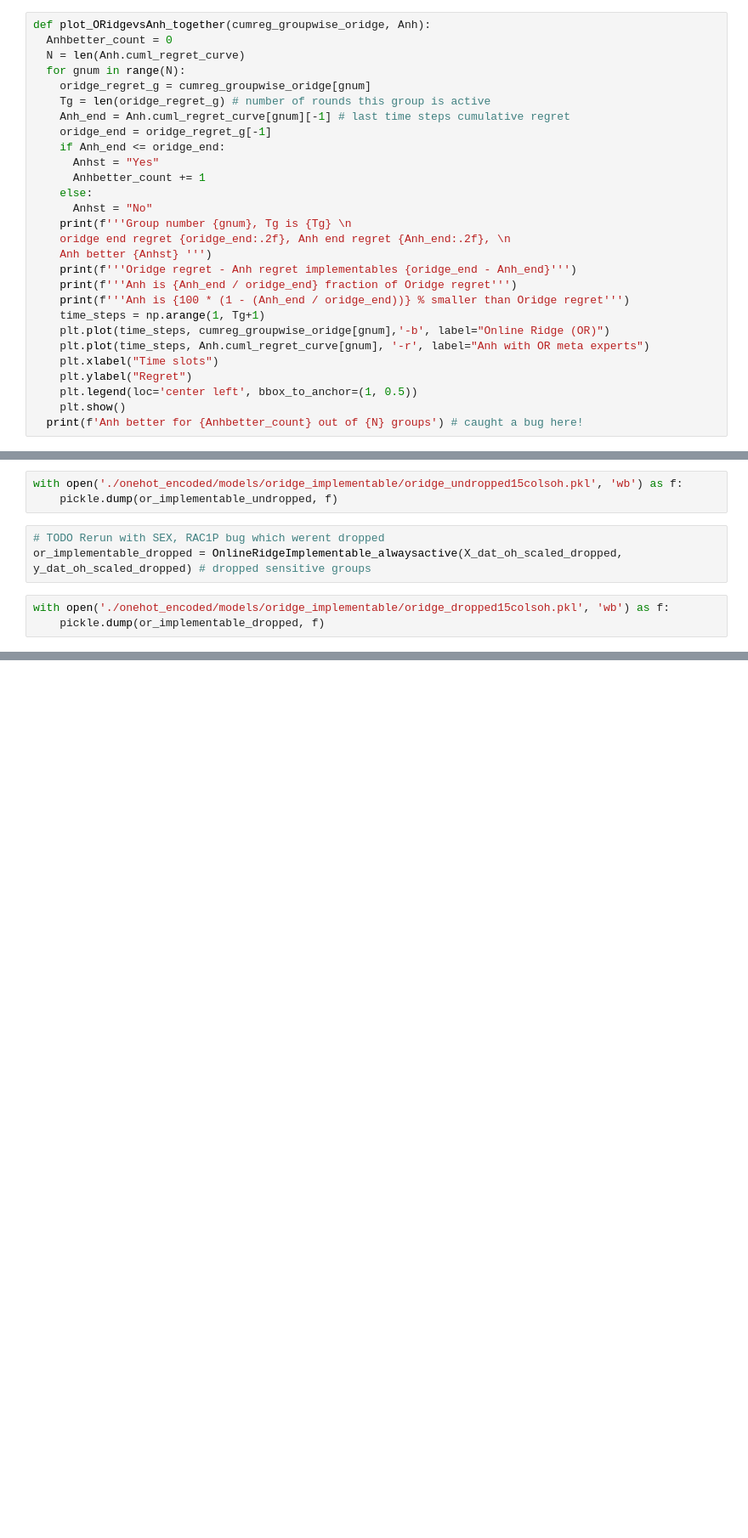
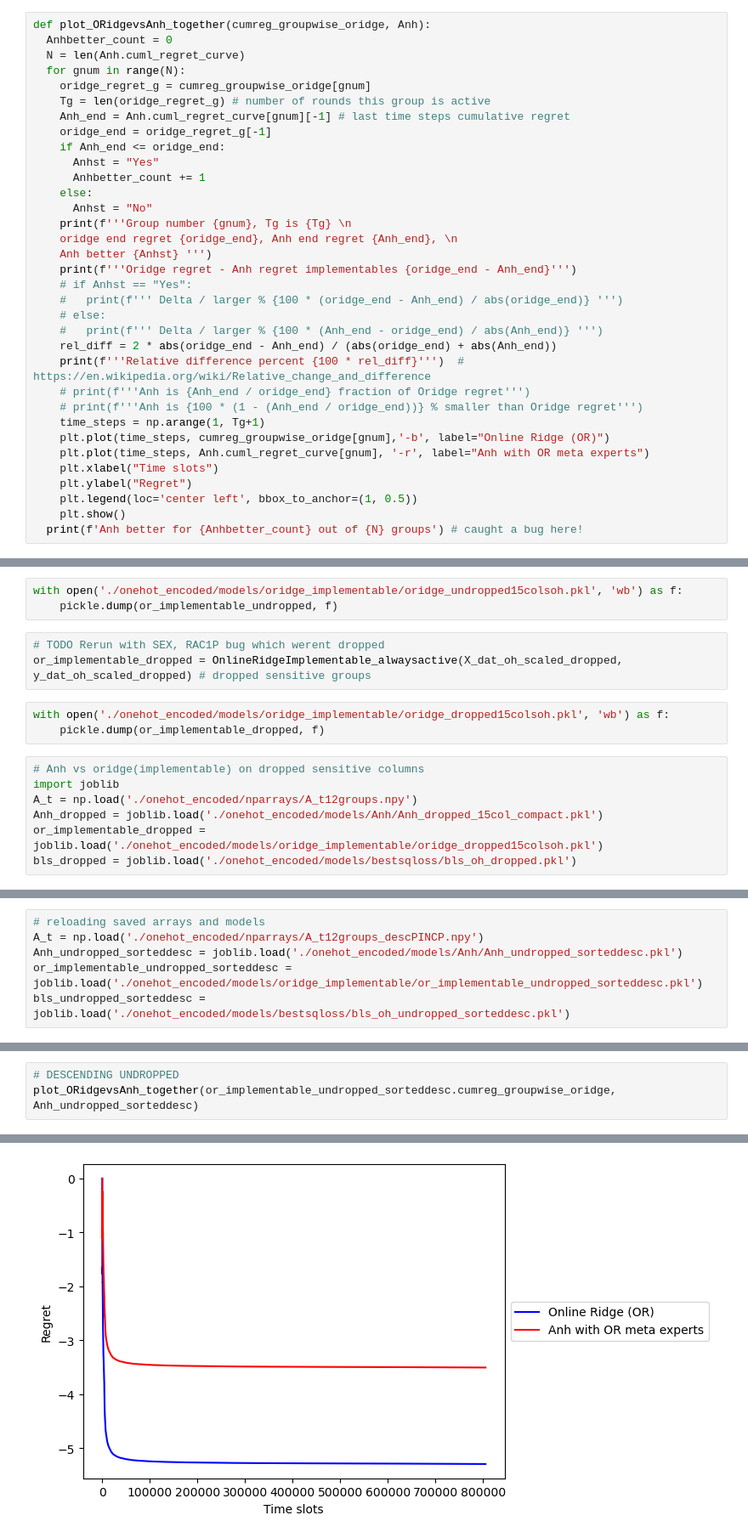
Before and after one commit to krishnacharya/multidecomp, a Jupyter notebook: 2buildmodels_withonehotencoding.ipynb, the cells around one changed output, grey strips where cells are left out. Shown at 85% size. Drawn from its saved outputs; the diff is of its cells as text; blank space fills up the shorter version.

Commit message:
adds anh vs oridge for sorted PINCP values, both asc desc

```diff
--- a/2buildmodels_withonehotencoding.ipynb
+++ b/2buildmodels_withonehotencoding.ipynb
@@ -33,11 +33,17 @@ def plot_ORidgevsAnh_together(cumreg_groupwise_oridge, Anh):
     else:
       Anhst = "No"
     print(f'''Group number {gnum}, Tg is {Tg} \n
-    oridge end regret {oridge_end:.2f}, Anh end regret {Anh_end:.2f}, \n
+    oridge end regret {oridge_end}, Anh end regret {Anh_end}, \n
     Anh better {Anhst} ''')
     print(f'''Oridge regret - Anh regret implementables {oridge_end - Anh_end}''')
-    print(f'''Anh is {Anh_end / oridge_end} fraction of Oridge regret''')
-    print(f'''Anh is {100 * (1 - (Anh_end / oridge_end))} % smaller than Oridge regret''')
+    # if Anhst == "Yes":
+    #   print(f''' Delta / larger % {100 * (oridge_end - Anh_end) / abs(oridge_end)} ''')
+    # else:
+    #   print(f''' Delta / larger % {100 * (Anh_end - oridge_end) / abs(Anh_end)} ''')
+    rel_diff = 2 * abs(oridge_end - Anh_end) / (abs(oridge_end) + abs(Anh_end))
+    print(f'''Relative difference percent {100 * rel_diff}''')  # https://en.wikipedia.org/wiki/Relative_change_and_difference
+    # print(f'''Anh is {Anh_end / oridge_end} fraction of Oridge regret''')
+    # print(f'''Anh is {100 * (1 - (Anh_end / oridge_end))} % smaller than Oridge regret''')
     time_steps = np.arange(1, Tg+1)
     plt.plot(time_steps, cumreg_groupwise_oridge[gnum],'-b', label="Online Ridge (OR)")
     plt.plot(time_steps, Anh.cuml_regret_curve[gnum], '-r', label="Anh with OR meta experts")
@@ -398,4 +344,11 @@ or_implementable_dropped = OnlineRidgeImplementable_alwaysactive(X_dat_oh_scaled
 # %%
 with open('./onehot_encoded/models/oridge_implementable/oridge_dropped15colsoh.pkl', 'wb') as f:
     pickle.dump(or_implementable_dropped, f)
+# %%
+# Anh vs oridge(implementable) on dropped sensitive columns
+import joblib
+A_t = np.load('./onehot_encoded/nparrays/A_t12groups.npy')
+Anh_dropped = joblib.load('./onehot_encoded/models/Anh/Anh_dropped_15col_compact.pkl')
+or_implementable_dropped = joblib.load('./onehot_encoded/models/oridge_implementable/oridge_dropped15colsoh.pkl')
+bls_dropped = joblib.load('./onehot_encoded/models/bestsqloss/bls_oh_dropped.pkl')
 # %%
@@ -462,0 +519,6 @@ Anh is 50.6786585363582 % smaller than Oridge regret
+# %%
+# reloading saved arrays and models
+A_t = np.load('./onehot_encoded/nparrays/A_t12groups_descPINCP.npy')
+Anh_undropped_sorteddesc = joblib.load('./onehot_encoded/models/Anh/Anh_undropped_sorteddesc.pkl')
+or_implementable_undropped_sorteddesc = joblib.load('./onehot_encoded/models/oridge_implementable/or_implementable_undropped_sorteddesc.pkl')
+bls_undropped_sorteddesc = joblib.load('./onehot_encoded/models/bestsqloss/bls_oh_undropped_sorteddesc.pkl')
@@ -462,0 +528,4 @@ Anh is 50.6786585363582 % smaller than Oridge regret
+# %%
+# DESCENDING UNDROPPED
+plot_ORidgevsAnh_together(or_implementable_undropped_sorteddesc.cumreg_groupwise_oridge, Anh_undropped_sorteddesc)
+# %% [output]
@@ -462,0 +539 @@ Anh is 50.6786585363582 % smaller than Oridge regret
+[figure, added]
```
Also changed, not shown: parts of 128 cells of this notebook.
